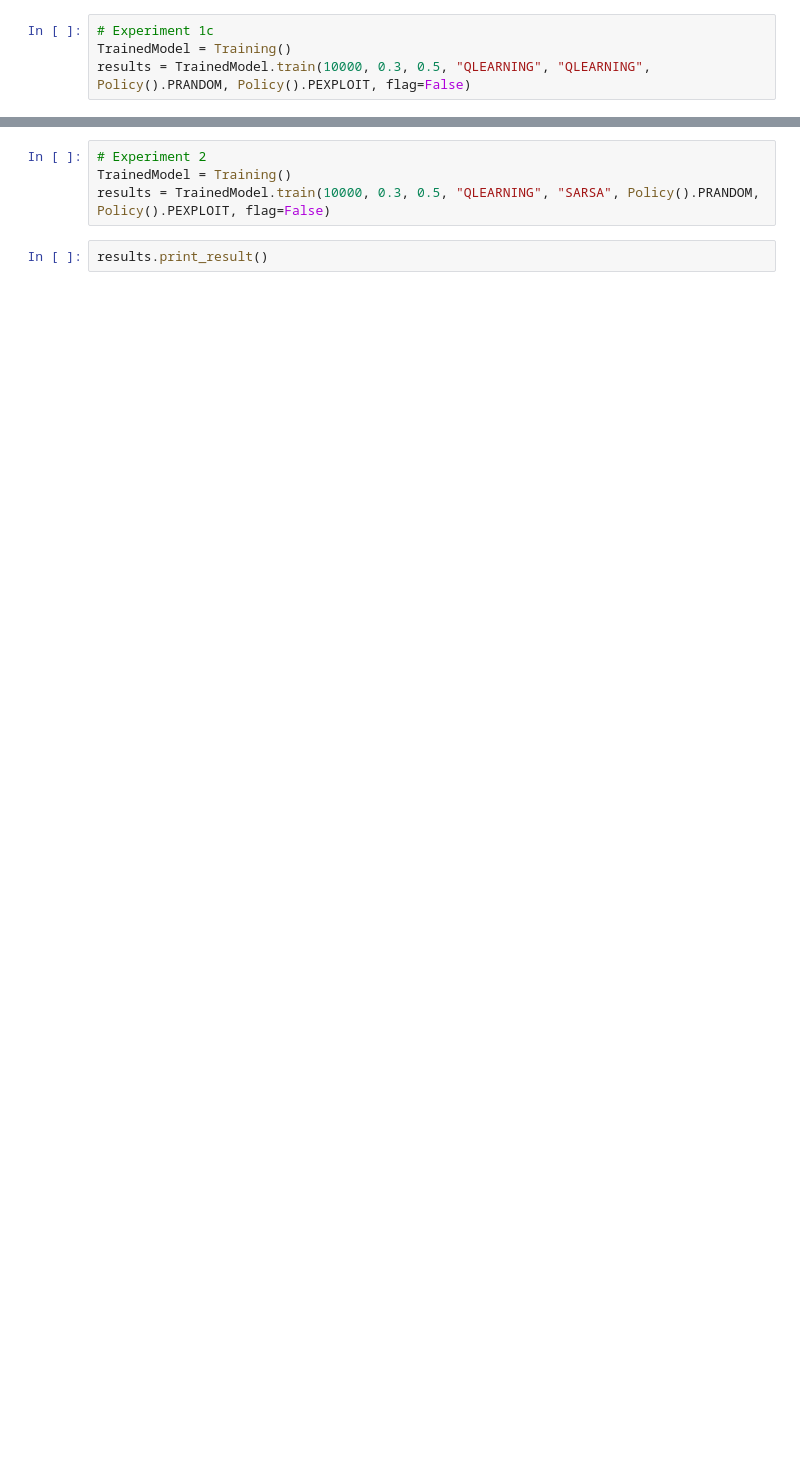
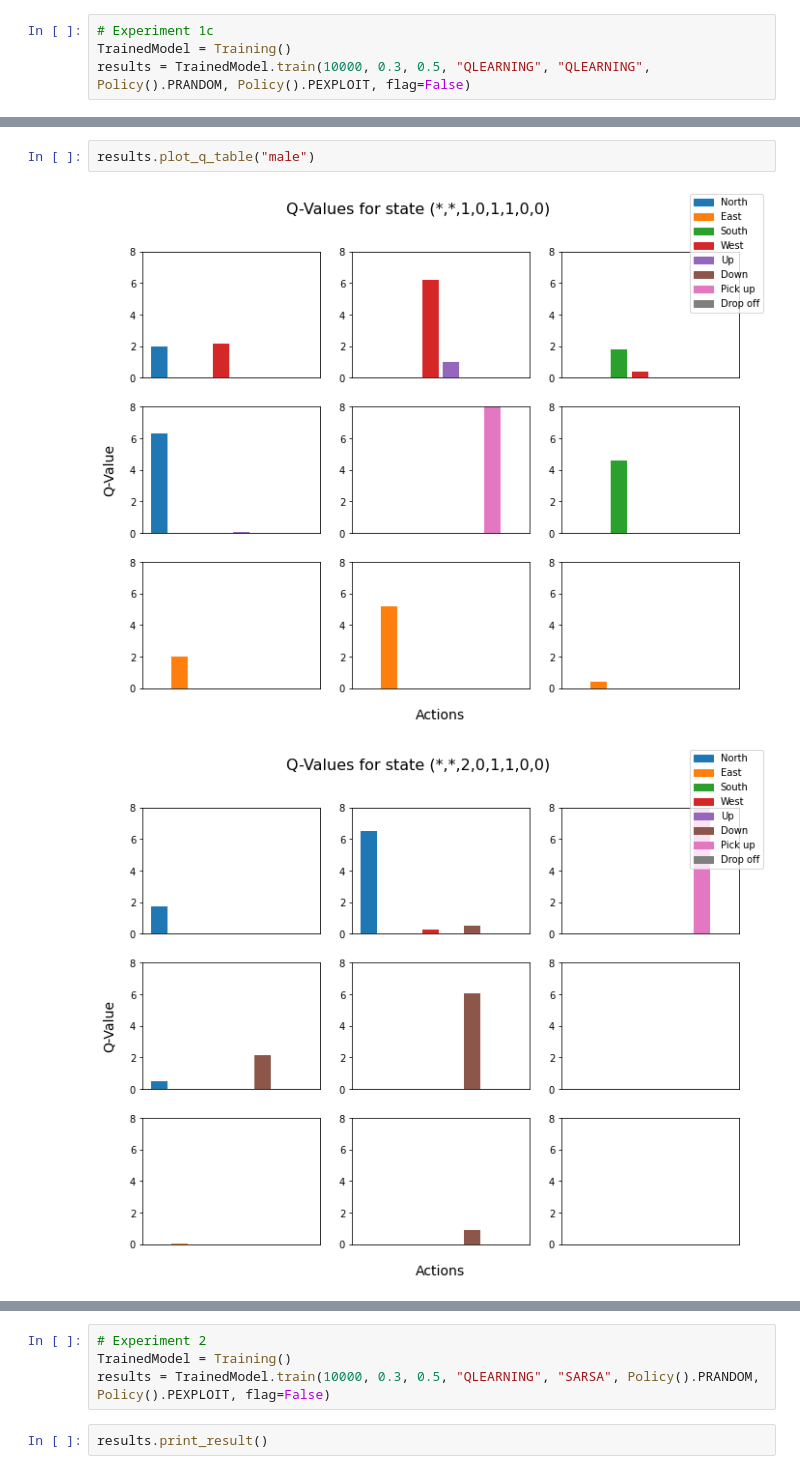
Before and after one commit to nghialuu14/COSC4368---Reinforcement-Learning, a Jupyter notebook: COSC4368 - Group Project.ipynb, the cells around one changed output, grey strips where cells are left out. Cells and saved outputs as stored; diff of their text form; blank space fills up the shorter version.

```diff
--- a/COSC4368 - Group Project.ipynb
+++ b/COSC4368 - Group Project.ipynb
@@ -679,0 +698,5 @@ Average drop off times:  9.914285714285715
+# %%
+results.plot_q_table("male")
+# %% [output]
+[figure, added]
+[figure, added]
```
Also changed, not shown: parts of 22 cells of this notebook.
